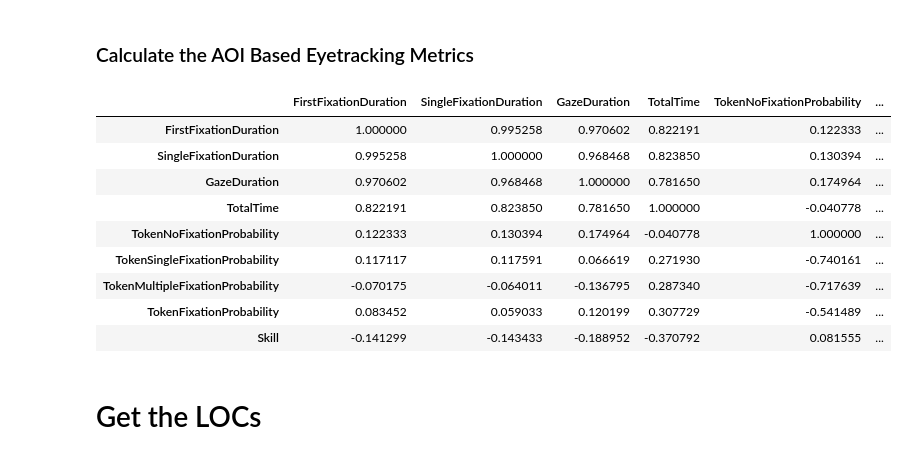
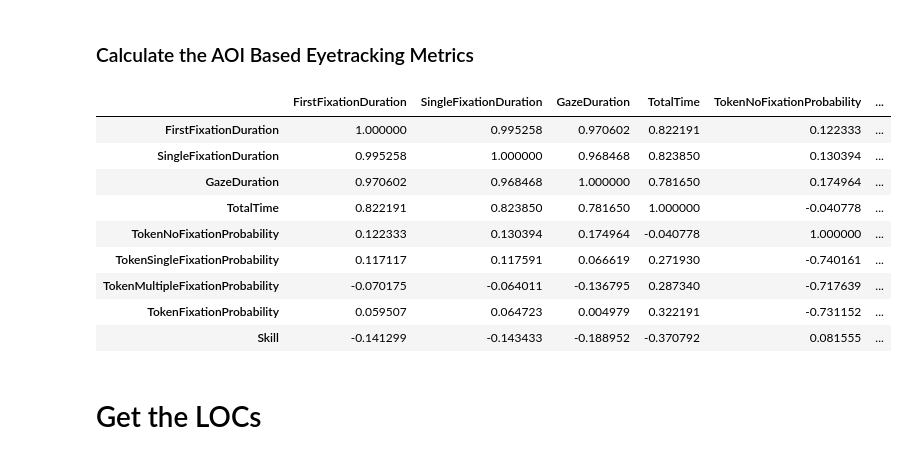
Before and after one commit to brains-on-code/NoviceVsExpert, a Jupyter notebook: dataEvaluation/RQ1_Eyetracking.ipynb, the cells around one changed output. Cells and saved outputs as stored; diff of their text form; code cells hidden in the pictures.

```diff
--- a/dataEvaluation/RQ1_Eyetracking.ipynb
+++ b/dataEvaluation/RQ1_Eyetracking.ipynb
@@ -686,7 +688,14 @@ df_skill = df_skill.drop_duplicates()
 # Merge the Dataframes to combine metrics with the Skilllevel
 df_metrics_skill = pd.merge(df_token_melted, df_skill, on=["Participant"], how="left")
 
-# Helper Methods for the Metrics
+# Helper Methods for the Metrics (2. Define because of nearness of the code)
+def get_no_fixations(df):
+    df_fixations = df[df["KindOfFixation"] == "Fixation"]
+    # remove every entry from df fixations on ["Algorithm", "TokenIdx"] where there is a refixation6
+    df_fixations = df_fixations[df_fixations["NumberOfFixations"] == 0]
+    return df_fixations
+
+
 def get_single_fixations(df):
     df_fixations = df[df["KindOfFixation"] == "Fixation"]
     df_refixations = df[df["KindOfFixation"] == "ReFixation"]
@@ -695,23 +704,6 @@ def get_single_fixations(df):
     df_fixations = df_fixations[~df_fixations["TokenIdx"].isin(df_refixations["TokenIdx"].values)]
     # remove every entry from df fixations on where Number Of Fixations is not 1
     df_fixations = df_fixations[df_fixations["NumberOfFixations"] == 1]
-    return df_fixations
-
-def get_no_fixations(df):
-    df_fixations = df[df["KindOfFixation"] == "Fixation"]
-    # remove every entry from df fixations on ["Algorithm", "TokenIdx"] where there is a refixation6
-    df_fixations = df_fixations[df_fixations["NumberOfFixations"] == 0]
-    return df_fixations
-
-
-def get_fixations(df):
-    df_fixations = df[df["KindOfFixation"] == "Fixation"]
-    df_refixations = df[df["KindOfFixation"] == "ReFixation"]
-    df_refixations = df_refixations[df_refixations["NumberOfFixations"] > 0]
-    # remove every entry from df fixations on ["Algorithm", "TokenIdx"] where there is a refixation6
-    df_fixations = df_fixations[~df_fixations["TokenIdx"].isin(df_refixations["TokenIdx"].values)]
-    # remove every entry from df fixations on where Number Of Fixations is not 1
-    df_fixations = df_fixations[df_fixations["NumberOfFixations"] > 1]
     return df_fixations
 
 def get_multiple_fixations(df):
@@ -725,7 +717,7 @@ def get_multiple_fixations(df):
 def get_fixations(df):
     df_fixations = df[df["KindOfFixation"] == "Fixation"]
     # remove every entry from df fixations on where no Fixation is found
-    df_fixations = df_fixations[df_fixations["NumberOfFixations"] > 1]
+    df_fixations = df_fixations[df_fixations["NumberOfFixations"] >= 1]
     return df_fixations
 
 
@@ -812,34 +804,34 @@ df_single_fixation = df_single_fixation.groupby(["Participant"])["SingleFixation
 
 # Duration of gaze duration
 df_gaze_duration = df_metrics_skill[~df_metrics_skill["GazeDuration"].isnull()]
 df_gaze_duration = df_gaze_duration.groupby(["Participant"])["GazeDuration"].mean()
 
 # Total Time
 df_total_time = df_metrics_skill[~df_metrics_skill["TotalTime"].isnull()]
 df_total_time = df_total_time.groupby(["Participant"])["TotalTime"].mean()
 
 # Put every metric dataframe together into one
 df_combined = pd.DataFrame({"FirstFixationDuration": df_first_fixation.values,
                             "SingleFixationDuration": df_single_fixation.values,
                             "GazeDuration": df_gaze_duration.values,
                             "TotalTime": df_total_time.values,
                             "TokenNoFixationProbability": df_no_fixation_probability.values.reshape(37, ),
                             "TokenSingleFixationProbability": df_single_fixation_probability.values.reshape(37, ),
                             "TokenMultipleFixationProbability": df_multiple_fixation_probability.values.reshape(37, ),
                             "TokenFixationProbability": df_fixation_probability.values.reshape(37, ),
                             "Skill": df_metrics_skill.groupby(["Participant"])["SkillScore"].mean().values})
 # get spearman correlation for metrics and skill level
 df_combined.corr(method="spearman")
 # %% [output]
 |  | FirstFixationDuration | SingleFixationDuration | GazeDuration | TotalTime | TokenNoFixationProbability | ... |
 | FirstFixationDuration | 1.000000 | 0.995258 | 0.970602 | 0.822191 | 0.122333 | ... |
 | SingleFixationDuration | 0.995258 | 1.000000 | 0.968468 | 0.823850 | 0.130394 | ... |
 | GazeDuration | 0.970602 | 0.968468 | 1.000000 | 0.781650 | 0.174964 | ... |
 | TotalTime | 0.822191 | 0.823850 | 0.781650 | 1.000000 | -0.040778 | ... |
 | TokenNoFixationProbability | 0.122333 | 0.130394 | 0.174964 | -0.040778 | 1.000000 | ... |
 | TokenSingleFixationProbability | 0.117117 | 0.117591 | 0.066619 | 0.271930 | -0.740161 | ... |
 | TokenMultipleFixationProbability | -0.070175 | -0.064011 | -0.136795 | 0.287340 | -0.717639 | ... |
-| TokenFixationProbability | 0.083452 | 0.059033 | 0.120199 | 0.307729 | -0.541489 | ... |
+| TokenFixationProbability | 0.059507 | 0.064723 | 0.004979 | 0.322191 | -0.731152 | ... |
 | Skill | -0.141299 | -0.143433 | -0.188952 | -0.370792 | 0.081555 | ... |
 # %% [markdown]
 # Get the LOCs
```
Also changed, not shown: parts of 12 cells of this notebook, 7 other files.
